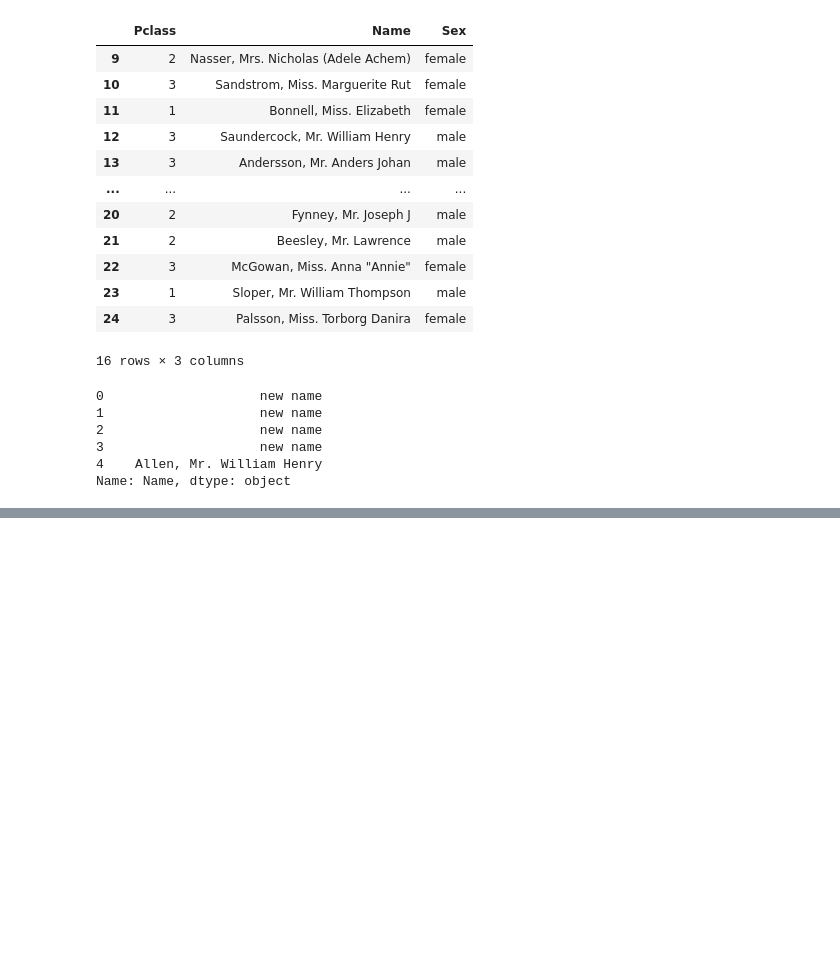
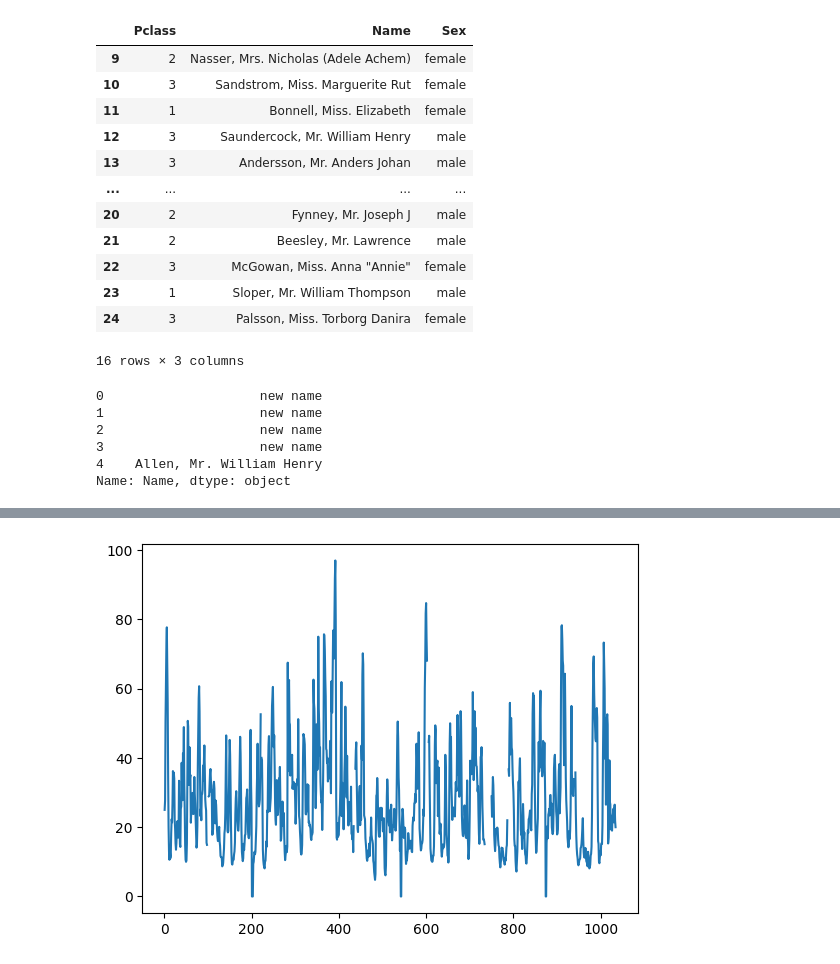
Before and after one commit to Dipendra1999/Pandas, a Jupyter notebook: quickstartPandas.ipynb, the cells around one changed output, grey strips where cells are left out. Saved outputs shown, nothing was run; the diff lists cells and outputs as text; code cells hidden in the pictures; blank space fills up the shorter version.

```diff
--- a/quickstartPandas.ipynb
+++ b/quickstartPandas.ipynb
@@ -193,0 +278,5 @@ Name: Name, dtype: object
+# %%
+air_quality["station_paris"].plot()
+plt.show()
+# %% [output]
+[figure, added]
```
Also changed, not shown: parts of 23 cells of this notebook, 1 other file.
